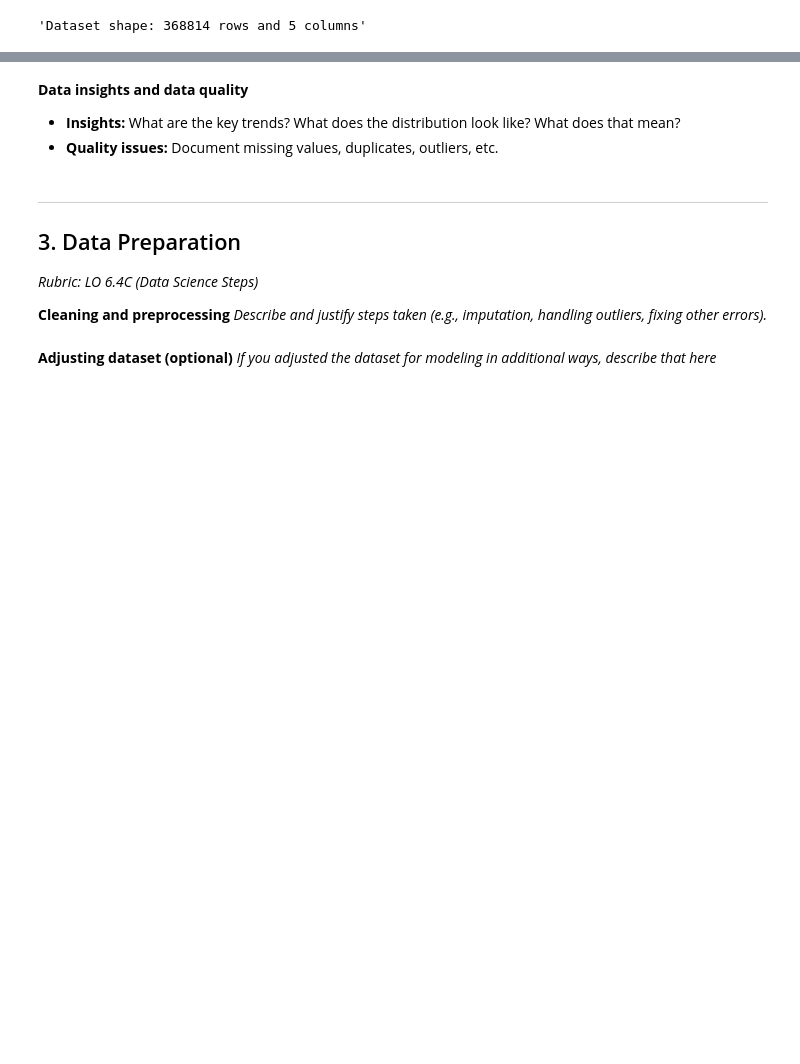
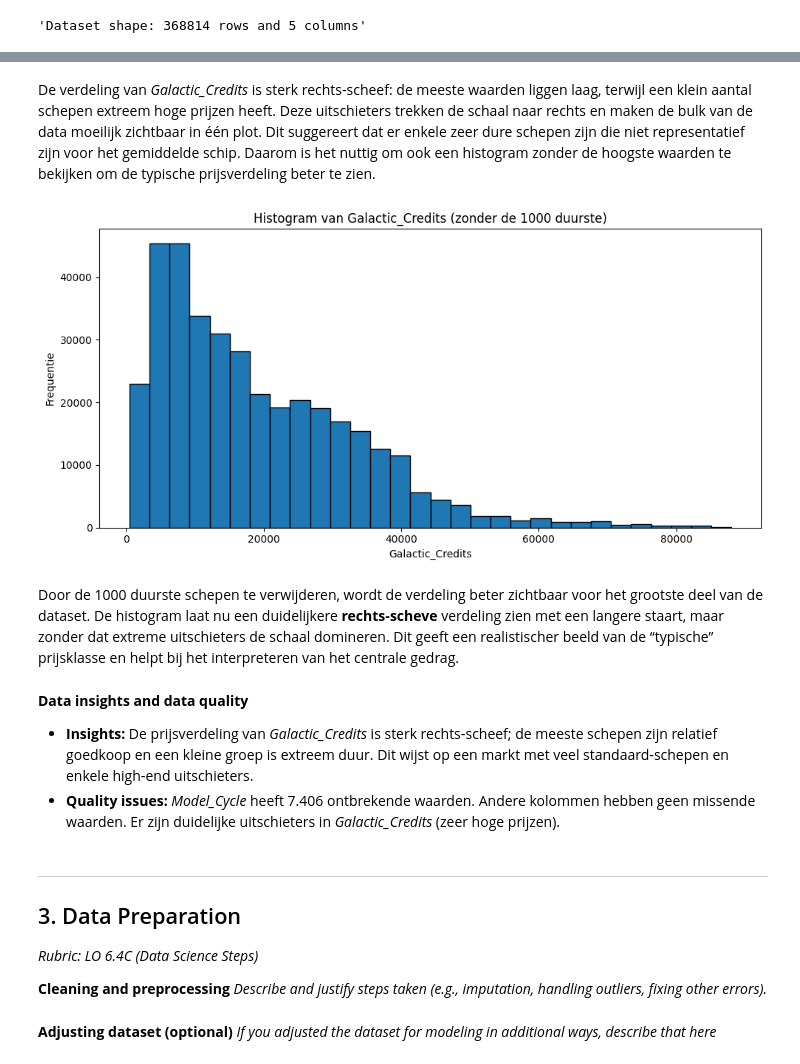
Before and after one commit to AchrafEAE/DDD, a Jupyter notebook: assignment_template_it1.ipynb, the cells around one changed output, grey strips where cells are left out. Cells and saved outputs as stored; diff of their text form; code cells hidden in the pictures; blank space fills up the shorter version.

```diff
--- a/assignment_template_it1.ipynb
+++ b/assignment_template_it1.ipynb
@@ -96,7 +144,28 @@ display(f"Dataset shape: {df.shape[0]} rows and {df.shape[1]} columns")
+# %% [markdown]
+De verdeling van *Galactic_Credits* is sterk rechts‑scheef: de meeste waarden liggen laag, terwijl een klein aantal schepen extreem hoge prijzen heeft. Deze uitschieters trekken de schaal naar rechts en maken de bulk van de data moeilijk zichtbaar in één plot. Dit suggereert dat er enkele zeer dure schepen zijn die niet representatief zijn voor het gemiddelde schip. Daarom is het nuttig om ook een histogram zonder de hoogste waarden te bekijken om de typische prijsverdeling beter te zien.
+# %%
+# ...existing code...
+# Histogram zonder top 10 duurste waarden
+filtered = df["Galactic_Credits"].dropna()
+top1000 = filtered.nlargest(1000).index
+filtered_no_top1000 = filtered.drop(index=top1000)
+
+plt.figure(figsize=(10, 5))
+plt.hist(filtered_no_top1000, bins=30, edgecolor="black")
+plt.title("Histogram van Galactic_Credits (zonder de 1000 duurste)")
+plt.xlabel("Galactic_Credits")
+plt.ylabel("Frequentie")
+plt.tight_layout()
+plt.show()
+# ...existing code...
+# %% [output]
+[figure, added]
+# %% [markdown]
+Door de 1000 duurste schepen te verwijderen, wordt de verdeling beter zichtbaar voor het grootste deel van de dataset. De histogram laat nu een duidelijkere **rechts‑scheve** verdeling zien met een langere staart, maar zonder dat extreme uitschieters de schaal domineren. Dit geeft een realistischer beeld van de “typische” prijsklasse en helpt bij het interpreteren van het centrale gedrag.
 # %% [markdown]
 **Data insights and data quality**
-* **Insights:** What are the key trends? What does the distribution look like? What does that mean?
-* **Quality issues:** Document missing values, duplicates, outliers, etc.
+* **Insights:** De prijsverdeling van *Galactic_Credits* is sterk rechts‑scheef; de meeste schepen zijn relatief goedkoop en een kleine groep is extreem duur. Dit wijst op een markt met veel standaard‑schepen en enkele high‑end uitschieters.
+* **Quality issues:** *Model_Cycle* heeft 7.406 ontbrekende waarden. Andere kolommen hebben geen missende waarden. Er zijn duidelijke uitschieters in *Galactic_Credits* (zeer hoge prijzen).
 # %% [markdown]
 ---
 
```
Also changed, not shown: parts of 9 cells of this notebook.
